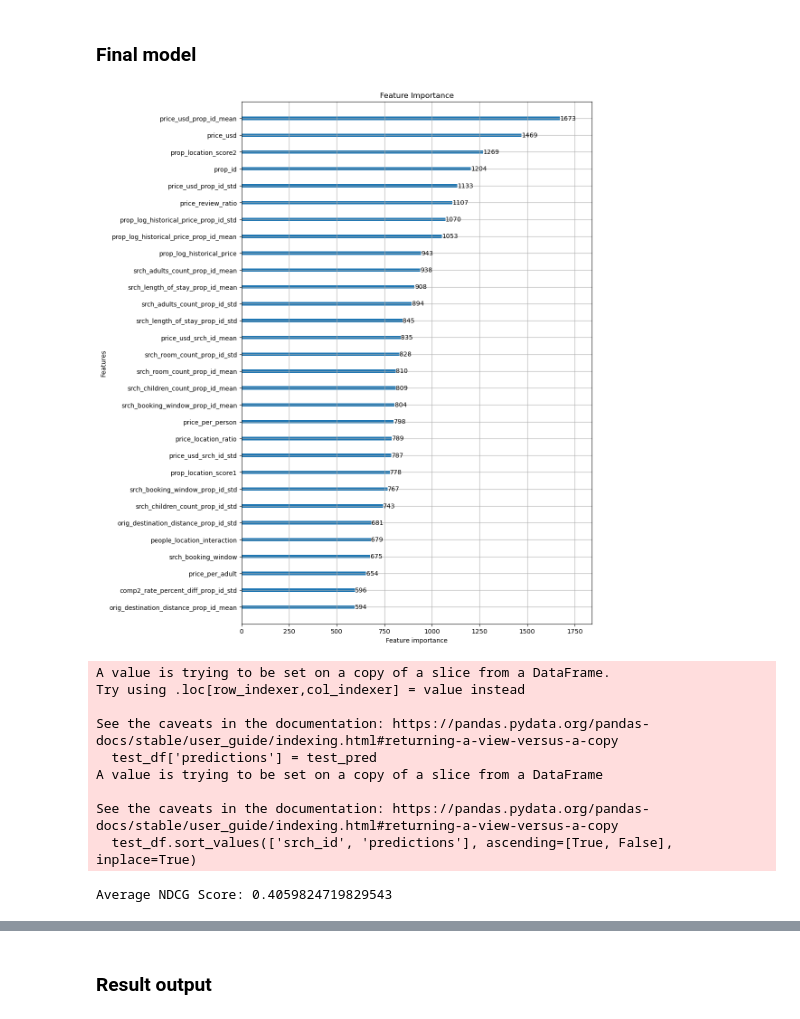
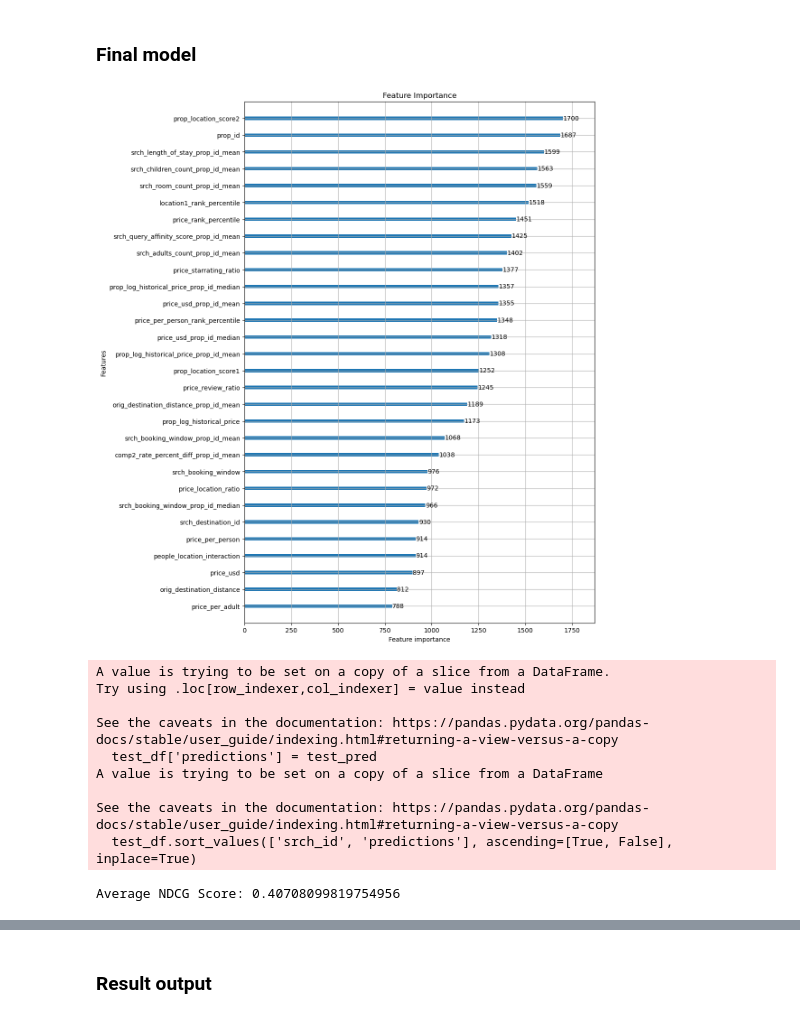
Before and after one commit to Ly-MX15/DMT-Assignment-2, a Jupyter notebook: Menghan's part/model_lightgbm.ipynb, the cells around one changed output, grey strips where cells are left out. Saved outputs shown, nothing was run; the diff lists cells and outputs as text; code cells hidden in the pictures.

```diff
--- a/Menghan's part/model_lightgbm.ipynb
+++ b/Menghan's part/model_lightgbm.ipynb
@@ -27,7 +23,7 @@ def assign_scores(row):
 # %%
 # 逐个读取feature_engineered_training_chunk{i}并上下拼接到一个df
 base_path = '/Users/eva/Documents/Study/Y1S2/DMT/assignment2/'
-file_pattern = 'feature_engineered_training_chunk_{}.csv'
+file_pattern = 'best_feature_engineered_training_chunk_{}.csv'
 for i in range(10):
     df_chunk = pd.read_csv(base_path + file_pattern.format(i))
     df_chunk['score'] = df_chunk.apply(assign_scores, axis=1)
@@ -83,6 +79,4 @@ Columns to drop: ['prop_starrating_srch_destination_id_mean', 'prop_review_score
 df_feature = pd.read_csv('feature_importance.csv')
 
 zero_importance_features = df_feature[df_feature['Importance'] == 0]['Feature'].tolist()
-
-
-df.drop(columns=zero_importance_features, inplace=True)
+print("Zero importance features:", zero_importance_features)
@@ -129,7 +125,7 @@ default_params = {
 ### Hyperparameter Tuning
 # %%
 unique_ids = df['srch_id'].unique()
-train_ids, test_ids = train_test_split(unique_ids, test_size=0.2, random_state=42, shuffle=True)  # 首先分割出20%为最终测试集
+train_ids, test_ids = train_test_split(unique_ids, test_size=0.15, random_state=42, shuffle=True)  # 首先分割出20%为最终测试集
 train_val_ids, val_ids = train_test_split(train_ids, test_size=0.25, random_state=42, shuffle=True)  # 将剩余80%分为训练集(60%)和验证集(20%)
 
 train_df = df[df['srch_id'].isin(train_val_ids)]
@@ -141,8 +137,8 @@ val_data = lgb.Dataset(val_df[features], label=val_df['score'], group=val_df['sr
 test_data = lgb.Dataset(test_df[features], label=test_df['score'], group=test_df['srch_id'].value_counts().sort_index())
 # %%
 param_grid = {
-    'num_leaves': [100], 'max_depth': [13], 'min_child_samples': [180,200], 'learning_rate': [0.1], 'feature_fraction': [0.95],
-    'bagging_fraction': [0.9,0.93,0.95], 'bagging_freq': [3,4,5], 'reg_alpha': [1,5,10], 'reg_lambda': [1,5,10,20], 'num_iterations': [400],
+    'num_leaves': [120], 'max_depth': [12], 'min_child_samples': [220,210,230], 'learning_rate': [0.1], 'feature_fraction': [0.9],
+    'bagging_fraction': [0.9,0.93,0.95], 'bagging_freq': [2,3,4], 'reg_alpha': [25], 'reg_lambda': [100], 'num_iterations': [400],
 }
 
 # random search
@@ -327,39 +323,39 @@ train_data = lgb.Dataset(train_df[features], label=train_df['score'], group=trai
 test_data = lgb.Dataset(test_df[features], label=test_df['score'], group=test_df['srch_id'].value_counts().sort_index())
 
 # 设置模型参数
-params = {'num_leaves': 110, 'max_depth': 13, 'min_child_samples': 190, 'learning_rate': 0.1, 'feature_fraction': 0.95, 'bagging_fraction': 0.93, 'bagging_freq': 3, 'reg_alpha': 10, 'reg_lambda': 5, 'num_iterations': 400, 'objective': 'lambdarank', 'metric': 'ndcg', 'ndcg_eval_at': [5], 'verbose': -1, 'boosting_type': 'gbdt', 'feature_pre_filter': False}
+params = {'num_leaves': 120, 'max_depth': 12, 'min_child_samples': 220, 'learning_rate': 0.1, 'feature_fraction': 0.95, 'bagging_fraction': 0.93, 'bagging_freq': 3, 'reg_alpha': 10, 'reg_lambda': 5, 'num_iterations': 400, 'objective': 'lambdarank', 'metric': 'ndcg', 'ndcg_eval_at': [5], 'verbose': -1, 'boosting_type': 'gbdt', 'feature_pre_filter': False}
 
 # 训练模型
-num_round = 100
+num_round = 200
 bst = lgb.train(params, train_data, num_round, valid_sets=[test_data])
 
 lgb.plot_importance(bst, max_num_features=30, importance_type='split', figsize=(10, 15), title='Feature Importance')
 plt.show()
 # 预测测试集
 test_pred = bst.predict(test_df[features])
 
 # 评估模型，计算 NDCG 分数
 test_df['predictions'] = test_pred
 
 # 首先确保数据按照 srch_id 和 predictions 降序排序
 test_df.sort_values(['srch_id', 'predictions'], ascending=[True, False], inplace=True)
 
 # 分组并计算每个搜索会话的 NDCG
 grouped = test_df.groupby('srch_id')
 ndcg_scores = []
 
 for name, group in grouped:
     group = group.sort_values('predictions', ascending=False)
     true_relevance = group['score'].values
     scores_pred = group['predictions'].values
     # 计算当前搜索会话的 NDCG 分数，并追加到列表中
     if len(np.unique(true_relevance)) > 1:  # 只计算有正样本的会话
         ndcg_scores.append(ndcg_score([true_relevance], [scores_pred], k=5))
 
 average_ndcg = np.mean(ndcg_scores)
 print(f"Average NDCG Score: {average_ndcg}")
 # %% [output]
-[figure, old version]
+[figure, new version]
 A value is trying to be set on a copy of a slice from a DataFrame.
 Try using .loc[row_indexer,col_indexer] = value instead
 
@@ -369,4 +365,4 @@ A value is trying to be set on a copy of a slice from a DataFrame
 
 See the caveats in the documentation: https://pandas.pydata.org/pandas-docs/stable/user_guide/indexing.html#returning-a-view-versus-a-copy
   test_df.sort_values(['srch_id', 'predictions'], ascending=[True, False], inplace=True)
-Average NDCG Score: 0.4059824719829543
+Average NDCG Score: 0.40708099819754956
```
Also changed, not shown: parts of 10 cells of this notebook, 7 other files.
